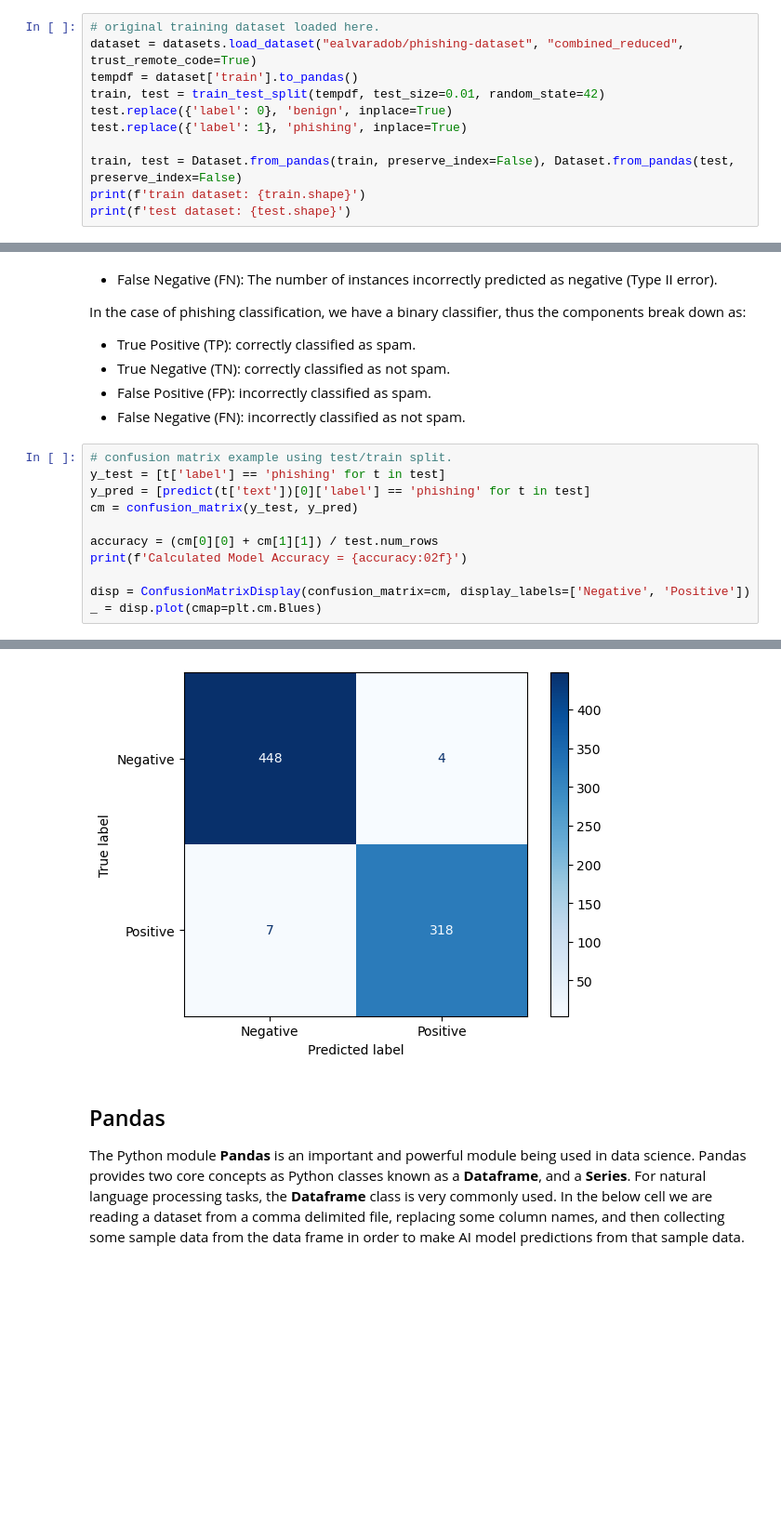
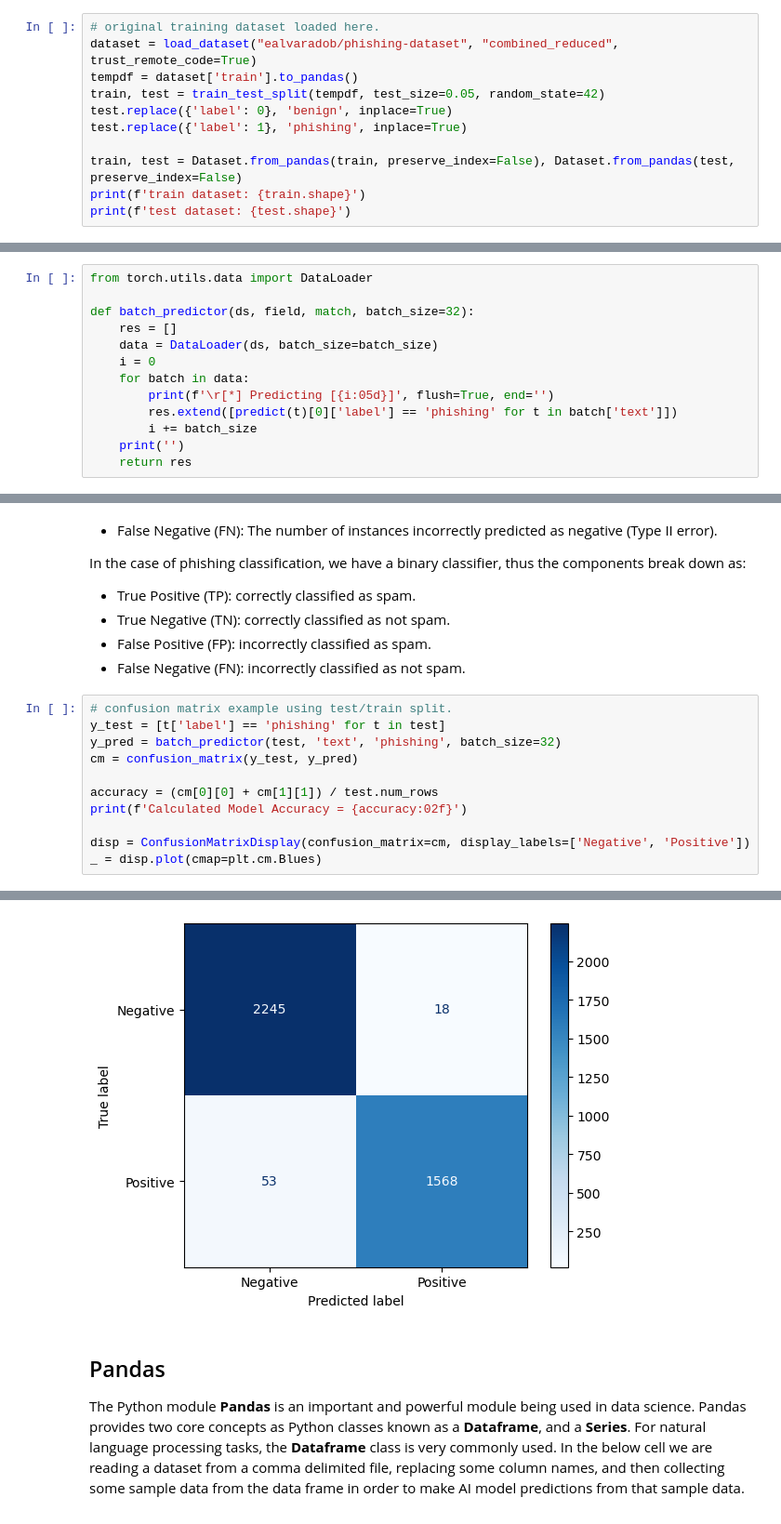
Before and after one commit to RiverGumSecurity/IntroAILabs, a Jupyter notebook: notebooks/PhishingModel.ipynb, the cells around one changed output, grey strips where cells are left out. Shown at 93% size. Saved outputs shown, nothing was run; the diff lists cells and outputs as text; blank space fills up the shorter version.

Commit message:
added in pytorch DataLoader() and device detection

```diff
--- a/notebooks/PhishingModel.ipynb
+++ b/notebooks/PhishingModel.ipynb
@@ -65,8 +80,8 @@ Model downloaded to: /Users/joff.thyer/.cache/huggingface/hub/models--ealvaradob
 # %%
 # original training dataset loaded here.
-dataset = datasets.load_dataset("ealvaradob/phishing-dataset", "combined_reduced", trust_remote_code=True)
+dataset = load_dataset("ealvaradob/phishing-dataset", "combined_reduced", trust_remote_code=True)
 tempdf = dataset['train'].to_pandas()
-train, test = train_test_split(tempdf, test_size=0.01, random_state=42)
+train, test = train_test_split(tempdf, test_size=0.05, random_state=42)
 test.replace({'label': 0}, 'benign', inplace=True)
 test.replace({'label': 1}, 'phishing', inplace=True)
 
@@ -79,3 +94,16 @@ test dataset: (777, 2)
+# %%
+from torch.utils.data import DataLoader
+
+def batch_predictor(ds, field, match, batch_size=32):
+    res = []
+    data = DataLoader(ds, batch_size=batch_size)
+    i = 0
+    for batch in data:
+        print(f'\r[*] Predicting [{i:05d}]', flush=True, end='')
+        res.extend([predict(t)[0]['label'] == 'phishing' for t in batch['text']])
+        i += batch_size
+    print('')
+    return res
 # %% [markdown]
 ## Confusion Matrix
 
@@ -95,7 +123,7 @@ In the case of phishing classification, we have a binary classifier, thus the co
 # %%
 # confusion matrix example using test/train split.
 y_test = [t['label'] == 'phishing' for t in test]
-y_pred = [predict(t['text'])[0]['label'] == 'phishing' for t in test]
+y_pred = batch_predictor(test, 'text', 'phishing', batch_size=32)
 cm = confusion_matrix(y_test, y_pred)
 
 accuracy = (cm[0][0] + cm[1][1]) / test.num_rows
@@ -108,4 +137,4 @@ Calculated Model Accuracy = 0.985843
-[figure, old version]
+[figure, new version]
 # %% [markdown]
 ## Pandas
 
```
Also changed, not shown: parts of 8 cells of this notebook.
